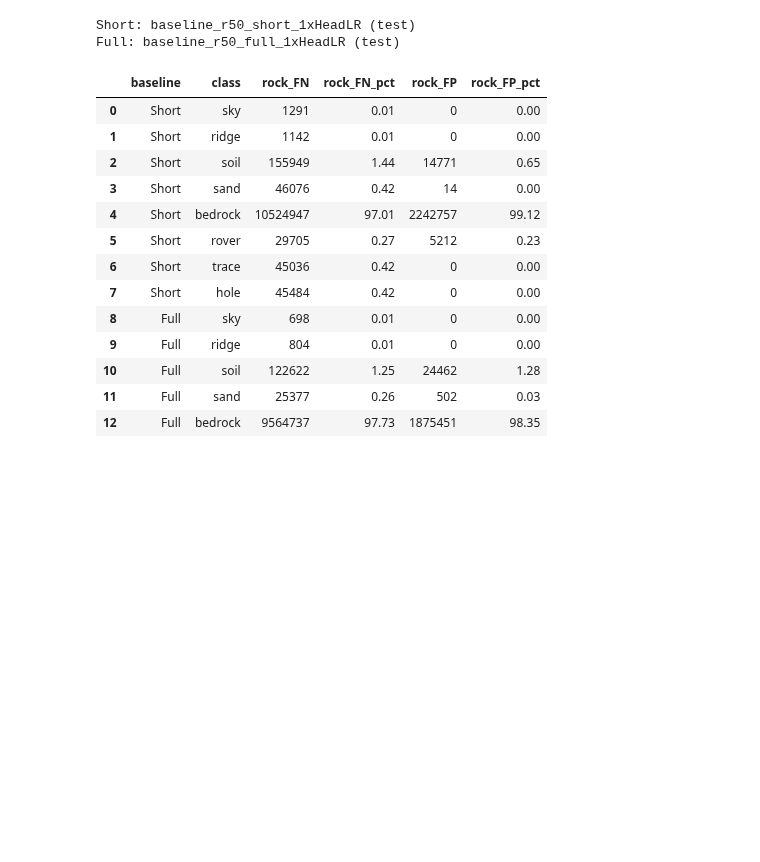
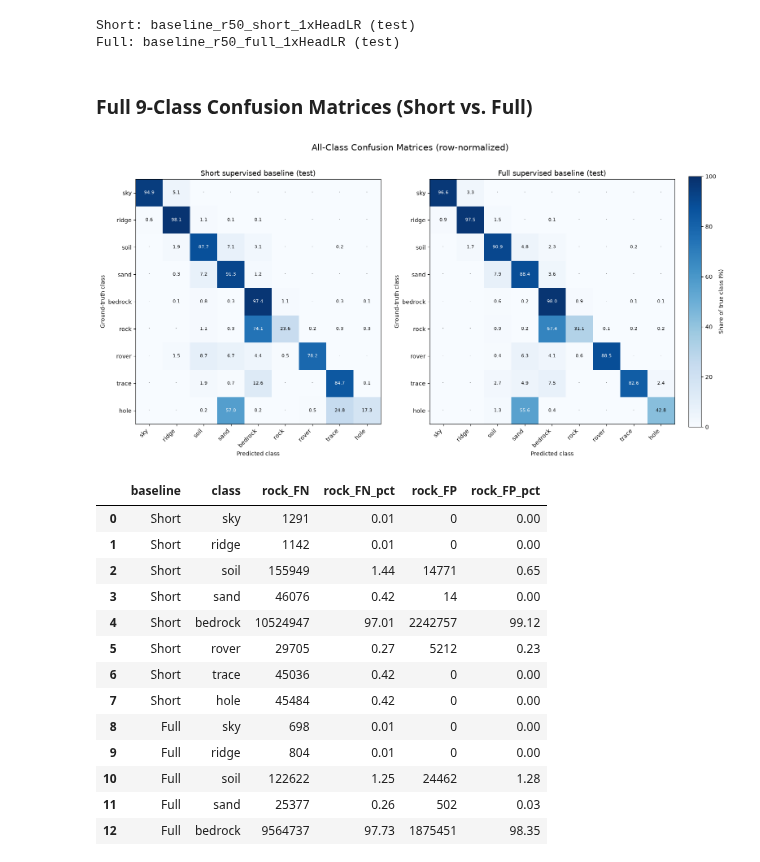
Before and after one commit to forcept007/Mars_Segmentation_DL-CV, a Jupyter notebook: analysis/MS-28.ipynb, the cells around one changed output. Saved outputs shown, nothing was run; the diff lists cells and outputs as text; code cells hidden in the pictures; blank space fills up the shorter version.

Commit message:
Add full 9-class confusion matrix visualization to MS-28

```diff
--- a/analysis/MS-28.ipynb
+++ b/analysis/MS-28.ipynb
@@ -35,6 +35,54 @@ for label, run_name in RUNS.items():
 # %% [output]
 Short: baseline_r50_short_1xHeadLR (test)
 Full: baseline_r50_full_1xHeadLR (test)
+# %% [markdown]
+### Full 9-Class Confusion Matrices (Short vs. Full)
+# %%
+# Full 9-class confusion matrices
+fig, axes = plt.subplots(1, len(matrices), figsize=(18, 8))
+axes = np.atleast_1d(axes)
+
+for ax, (label, cm) in zip(axes, matrices.items()):
+    if cm.shape != (len(CLASSES), len(CLASSES)):
+        raise ValueError(f"{label}: expected {len(CLASSES)}x{len(CLASSES)} confusion matrix, got {cm.shape}")
+
+    row_totals = cm.sum(axis=1, keepdims=True)
+    cm_pct = np.divide(
+        cm.astype(np.float64) * 100,
+        row_totals,
+        out=np.zeros_like(cm, dtype=np.float64),
+        where=row_totals != 0,
+    )
+    pd.DataFrame(cm_pct, index=CLASSES, columns=CLASSES).to_csv(
+        output_dir / f"confusion_all_classes_{label.lower()}_{SPLIT}_row_pct.csv",
+        index_label="true_class",
+    )
+
+    heatmap = ax.imshow(cm_pct, cmap="Blues", vmin=0, vmax=100, interpolation="nearest")
+    ax.set_title(f"{label} supervised baseline ({SPLIT})", fontsize=13)
+    ax.set_xticks(np.arange(len(CLASSES)), CLASSES, rotation=45, ha="right")
+    ax.set_yticks(np.arange(len(CLASSES)), CLASSES)
+    ax.set_xlabel("Predicted class")
+    ax.set_ylabel("Ground-truth class")
+
+    # Annotate each cell with its share of the ground-truth class, in %.
+    for row in range(len(CLASSES)):
+        for col in range(len(CLASSES)):
+            value = cm_pct[row, col]
+            annotation = f"{value:.1f}" if value >= 0.05 else "·"
+            ax.text(
+                col, row, annotation,
+                ha="center", va="center",
+                color="white" if value >= 55 else "black",
+                fontsize=8,
+            )
+
+fig.colorbar(heatmap, ax=axes, fraction=0.025, pad=0.025, label="Share of true class (%)")
+fig.suptitle("All-Class Confusion Matrices (row-normalized)", fontsize=15, y=0.98)
+fig.savefig(output_dir / f"confusion_all_classes_{SPLIT}.png", dpi=250, bbox_inches="tight")
+plt.show()
+# %% [output]
+[figure, added]
 # %%
 def get_iou(cm):
     tp = np.diag(cm)
```
Also changed, not shown: 3 other files.
